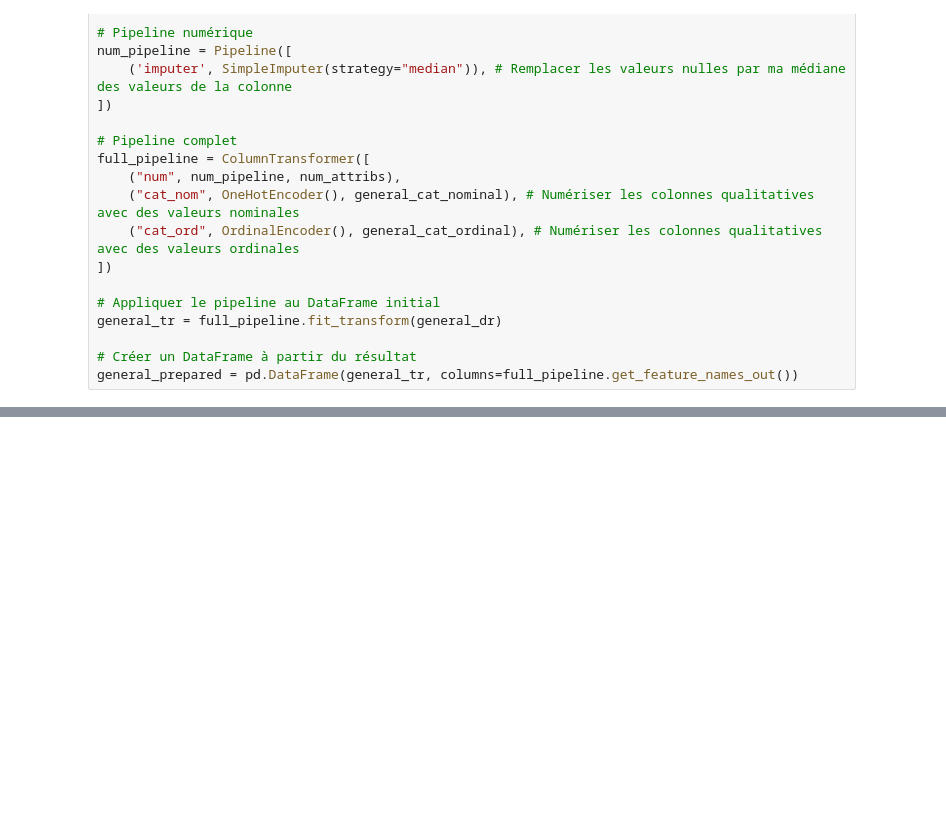
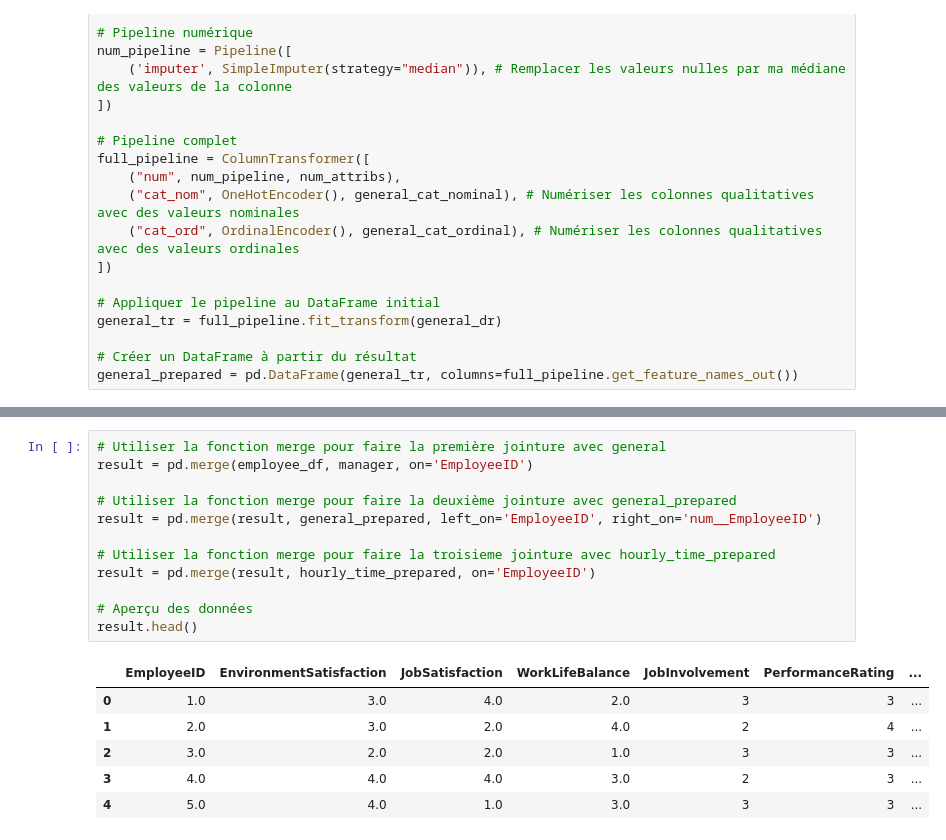
Before and after one commit to AnatholyB1/AI_A4, a Jupyter notebook: notebook/data_preprocessing.ipynb, the cells around one changed output, grey strips where cells are left out. Saved outputs shown, nothing was run; the diff lists cells and outputs as text; blank space fills up the shorter version.

Commit message:
Rédaction Préparation données partie 2

```diff
--- a/notebook/data_preprocessing.ipynb
+++ b/notebook/data_preprocessing.ipynb
@@ -376,0 +394,19 @@ hourly_time_prepared['EmployeeID'] = employee_df['EmployeeID']
+# %%
+# Utiliser la fonction merge pour faire la première jointure avec general
+result = pd.merge(employee_df, manager, on='EmployeeID')
+
+# Utiliser la fonction merge pour faire la deuxième jointure avec general_prepared
+result = pd.merge(result, general_prepared, left_on='EmployeeID', right_on='num__EmployeeID')
+
+# Utiliser la fonction merge pour faire la troisieme jointure avec hourly_time_prepared
+result = pd.merge(result, hourly_time_prepared, on='EmployeeID')
+
+# Aperçu des données
+result.head()
+# %% [output]
+|  | EmployeeID | EnvironmentSatisfaction | JobSatisfaction | WorkLifeBalance | JobInvolvement | PerformanceRating | ... |
+| 0 | 1.0 | 3.0 | 4.0 | 2.0 | 3 | 3 | ... |
+| 1 | 2.0 | 3.0 | 2.0 | 4.0 | 2 | 4 | ... |
+| 2 | 3.0 | 2.0 | 2.0 | 1.0 | 3 | 3 | ... |
+| 3 | 4.0 | 4.0 | 4.0 | 3.0 | 2 | 3 | ... |
+| 4 | 5.0 | 4.0 | 1.0 | 3.0 | 3 | 3 | ... |
```
Also changed, not shown: parts of 26 cells of this notebook.
